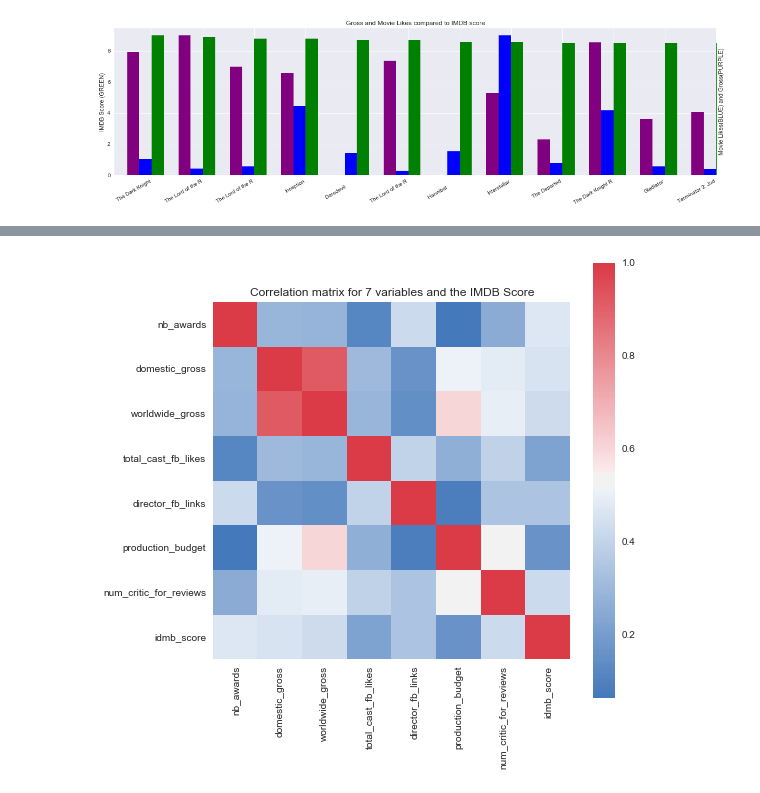
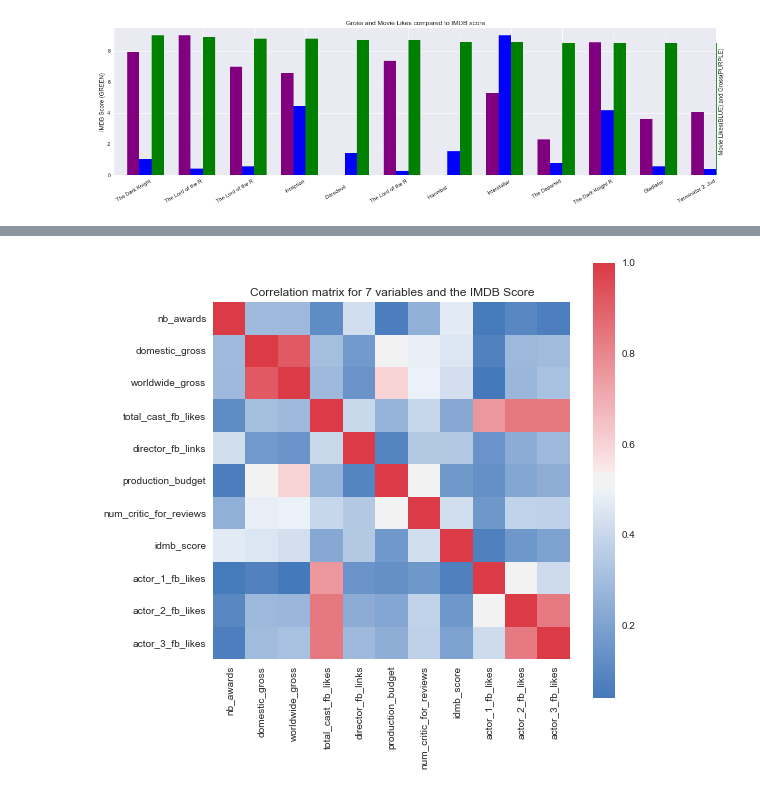
Before and after one commit to alexattia/Data-Science-Projects, a Jupyter notebook: KaggleMovieRating/Exploration.ipynb, the cells around one changed output, grey strips where cells are left out. Saved outputs shown, nothing was run; the diff lists cells and outputs as text; code cells hidden in the pictures.

Commit message:
actor analysis, beginning to prepare for ML

```diff
--- a/KaggleMovieRating/Exploration.ipynb
+++ b/KaggleMovieRating/Exploration.ipynb
@@ -125,7 +236,7 @@ ax.set_title('Gross and Movie Likes compared to IMDB score')
 
 corr = df[['nb_awards', 'domestic_gross','worldwide_gross',
     'total_cast_fb_likes','director_fb_links', 'production_budget',
-    'num_critic_for_reviews', 'idmb_score']].corr()
+    'num_critic_for_reviews', 'idmb_score', 'actor_1_fb_likes', 'actor_2_fb_likes', 'actor_3_fb_likes']].corr()
 
 plt.figure(figsize=(8,8))
 sns.heatmap(corr, mask=np.zeros_like(corr, dtype=np.bool), cmap=sns.diverging_palette(250, 10, as_cmap=True),
@@ -145 +259 @@ corr
-[figure, old version]
+[figure, new version]
```
Also changed, not shown: parts of 11 cells of this notebook, 4 other files.
